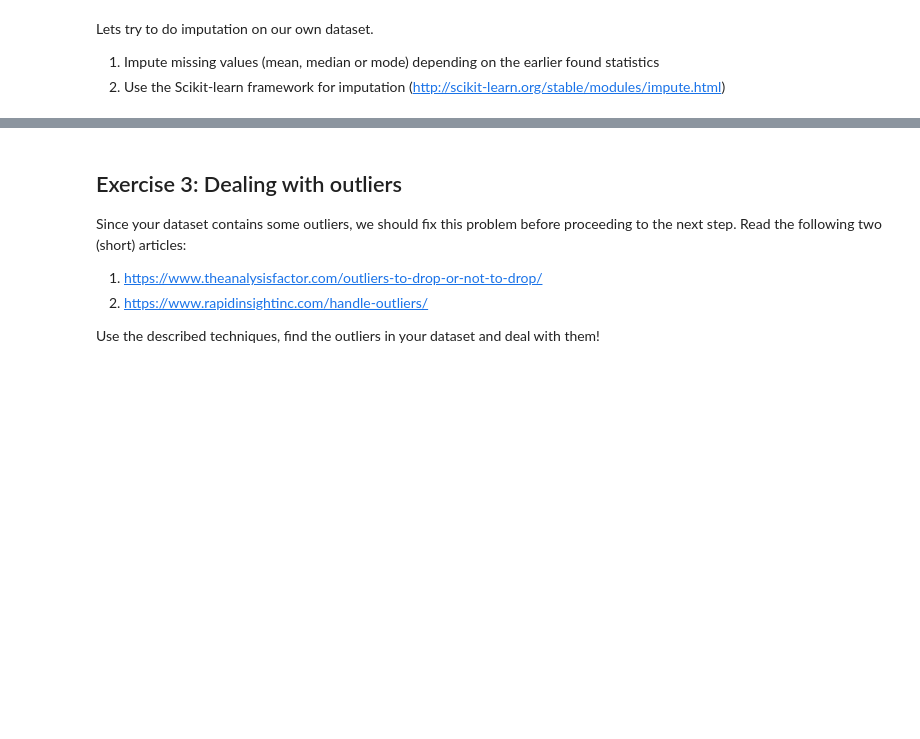
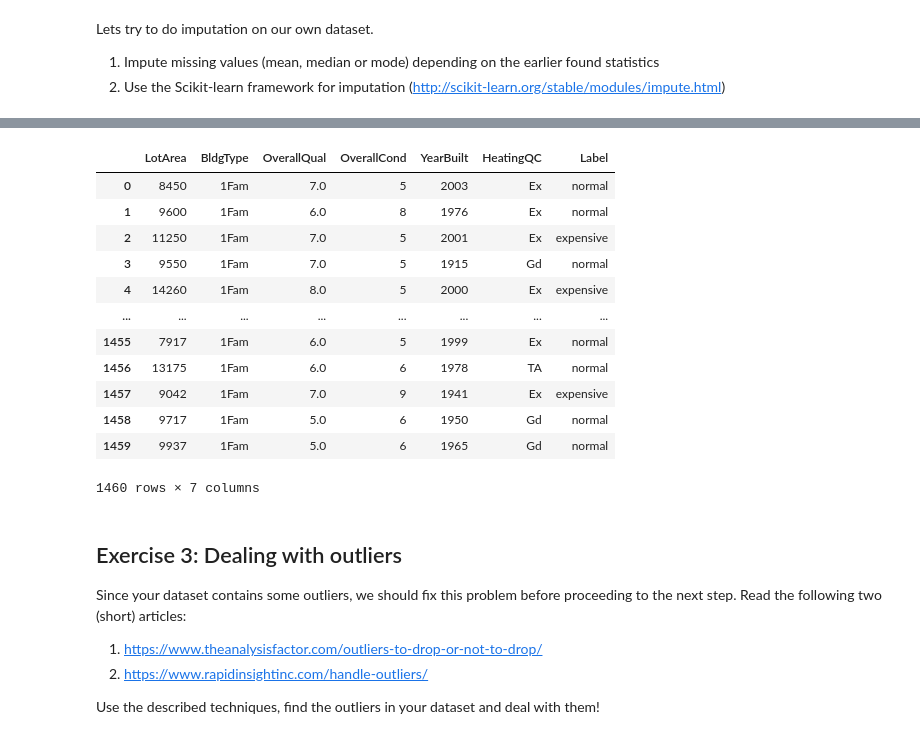
Before and after one commit to isahin1997/00MySchool, a Jupyter notebook: schoolopdrachten/BD_IML/assignments/Week4/Lab Session Week 4(3).ipynb, the cells around one changed output, grey strips where cells are left out. Saved outputs shown, nothing was run; the diff lists cells and outputs as text; code cells hidden in the pictures; blank space fills up the shorter version.

```diff
--- a/schoolopdrachten/BD_IML/assignments/Week4/Lab Session Week 4(3).ipynb
+++ b/schoolopdrachten/BD_IML/assignments/Week4/Lab Session Week 4(3).ipynb
@@ -101,4 +104,21 @@ Label          0
 dtype: int64
+# %%
+houses.drop('LotFrontage', inplace=True, axis=1)
+houses
+# %% [output]
+|  | LotArea | BldgType | OverallQual | OverallCond | YearBuilt | HeatingQC | Label |
+| 0 | 8450 | 1Fam | 7.0 | 5 | 2003 | Ex | normal |
+| 1 | 9600 | 1Fam | 6.0 | 8 | 1976 | Ex | normal |
+| 2 | 11250 | 1Fam | 7.0 | 5 | 2001 | Ex | expensive |
+| 3 | 9550 | 1Fam | 7.0 | 5 | 1915 | Gd | normal |
+| 4 | 14260 | 1Fam | 8.0 | 5 | 2000 | Ex | expensive |
+| ... | ... | ... | ... | ... | ... | ... | ... |
+| 1455 | 7917 | 1Fam | 6.0 | 5 | 1999 | Ex | normal |
+| 1456 | 13175 | 1Fam | 6.0 | 6 | 1978 | TA | normal |
+| 1457 | 9042 | 1Fam | 7.0 | 9 | 1941 | Ex | expensive |
+| 1458 | 9717 | 1Fam | 5.0 | 6 | 1950 | Gd | normal |
+| 1459 | 9937 | 1Fam | 5.0 | 6 | 1965 | Gd | normal |
+1460 rows × 7 columns
 # %% [markdown]
 ## Exercise 3: Dealing with outliers
 Since your dataset contains some outliers, we should fix this problem before proceeding to the next step. Read the following two (short) articles:
```
Also changed, not shown: parts of 10 cells of this notebook, 5 other files.
